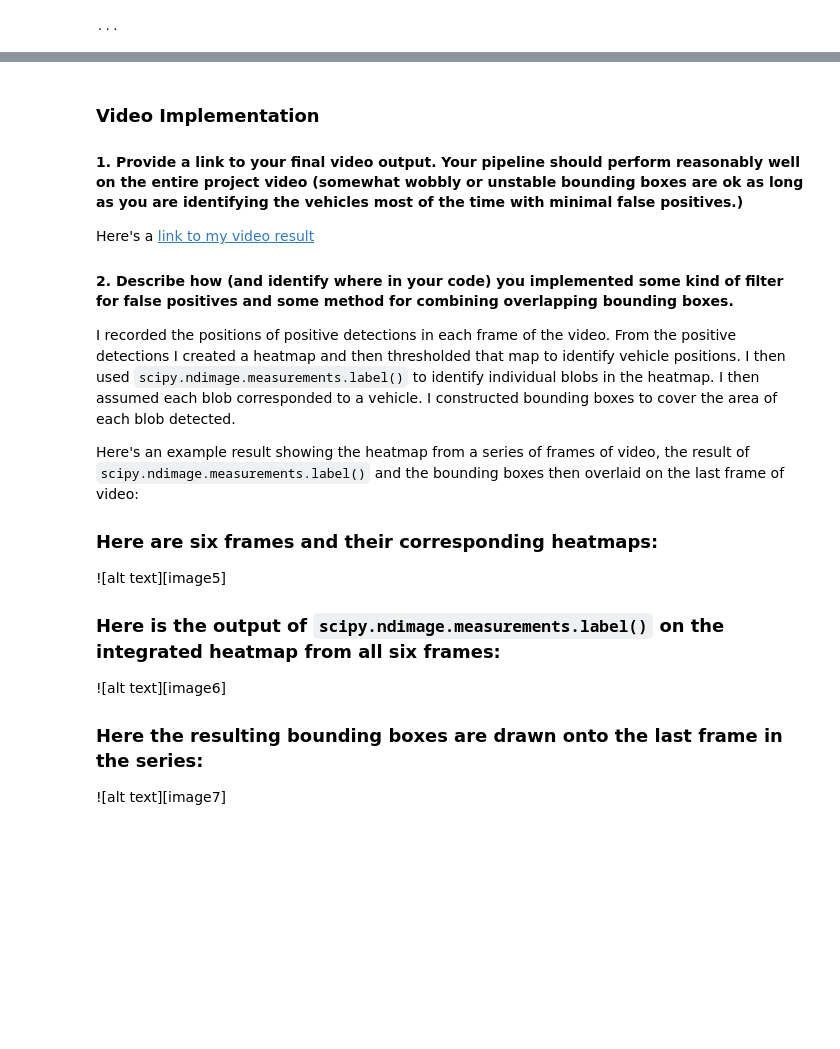
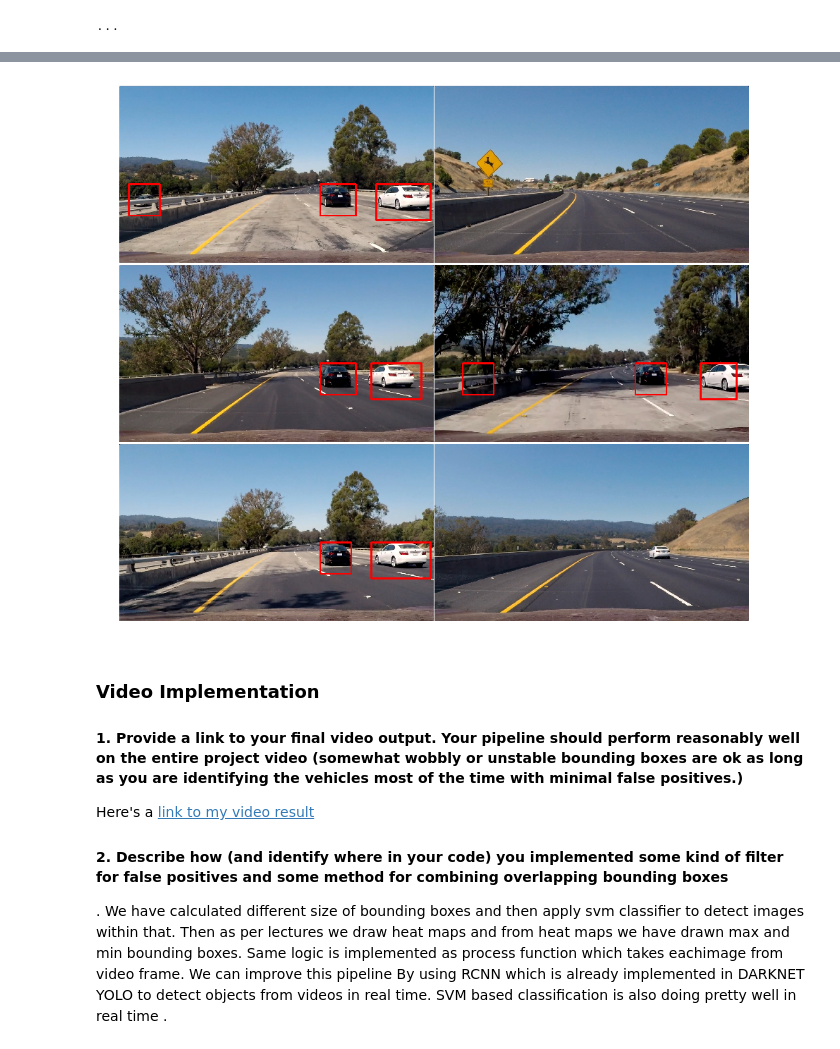
Before and after one commit to ashu2012/Vehicle-Detection, a Jupyter notebook: Vehicle Detection.ipynb, the cells around one changed output, grey strips where cells are left out. Cells and saved outputs as stored; diff of their text form; code cells hidden in the pictures; blank space fills up the shorter version.

```diff
--- a/Vehicle Detection.ipynb
+++ b/Vehicle Detection.ipynb
@@ -480,0 +543,11 @@ print('...')
+# %%
+test_images = glob.glob('./test_images/test*.jpg')
+
+fig, axs = plt.subplots(3, 2, figsize=(16,14))
+fig.subplots_adjust(hspace = .004, wspace=.002)
+axs = axs.ravel()
+
+for i, im in enumerate(test_images):
+    axs[i].imshow(process_frame(im, True, True))
+    axs[i].axis('off')
+# %% [output]
@@ -481,24 +556,13 @@ print('...')
+[figure, added]
 # %% [markdown]
 
 
 ### Video Implementation
 
 #### 1. Provide a link to your final video output.  Your pipeline should perform reasonably well on the entire project video (somewhat wobbly or unstable bounding boxes are ok as long as you are identifying the vehicles most of the time with minimal false positives.)
-Here's a [link to my video result](./project_video.mp4)
+Here's a [link to my video result](./test_video_out.mp4)
 
 
-#### 2. Describe how (and identify where in your code) you implemented some kind of filter for false positives and some method for combining overlapping bounding boxes.
-
-I recorded the positions of positive detections in each frame of the video.  From the positive detections I created a heatmap and then thresholded that map to identify vehicle positions.  I then used `scipy.ndimage.measurements.label()` to identify individual blobs in the heatmap.  I then assumed each blob corresponded to a vehicle.  I constructed bounding boxes to cover the area of each blob detected.
-
-Here's an example result showing the heatmap from a series of frames of video, the result of `scipy.ndimage.measurements.label()` and the bounding boxes then overlaid on the last frame of video:
-
-### Here are six frames and their corresponding heatmaps:
-
-![alt text][image5]
-
-### Here is the output of `scipy.ndimage.measurements.label()` on the integrated heatmap from all six frames:
-![alt text][image6]
-
-### Here the resulting bounding boxes are drawn onto the last frame in the series:
-![alt text][image7]
+#### 2. Describe how (and identify where in your code) you implemented some kind of filter for false positives and some method for combining overlapping bounding boxes
+.
+We have calculated different size of bounding boxes and then apply svm classifier to detect images within that. Then as per lectures we draw heat maps and from heat maps we have drawn max and min bounding boxes.  Same logic is implemented as process function which takes eachimage from video frame.  We can improve this pipeline By using RCNN which is already implemented in DARKNET YOLO to detect objects from videos in real time. SVM based classification is also doing pretty well in real time .
```
Also changed, not shown: parts of 15 cells of this notebook, 56 other files.
